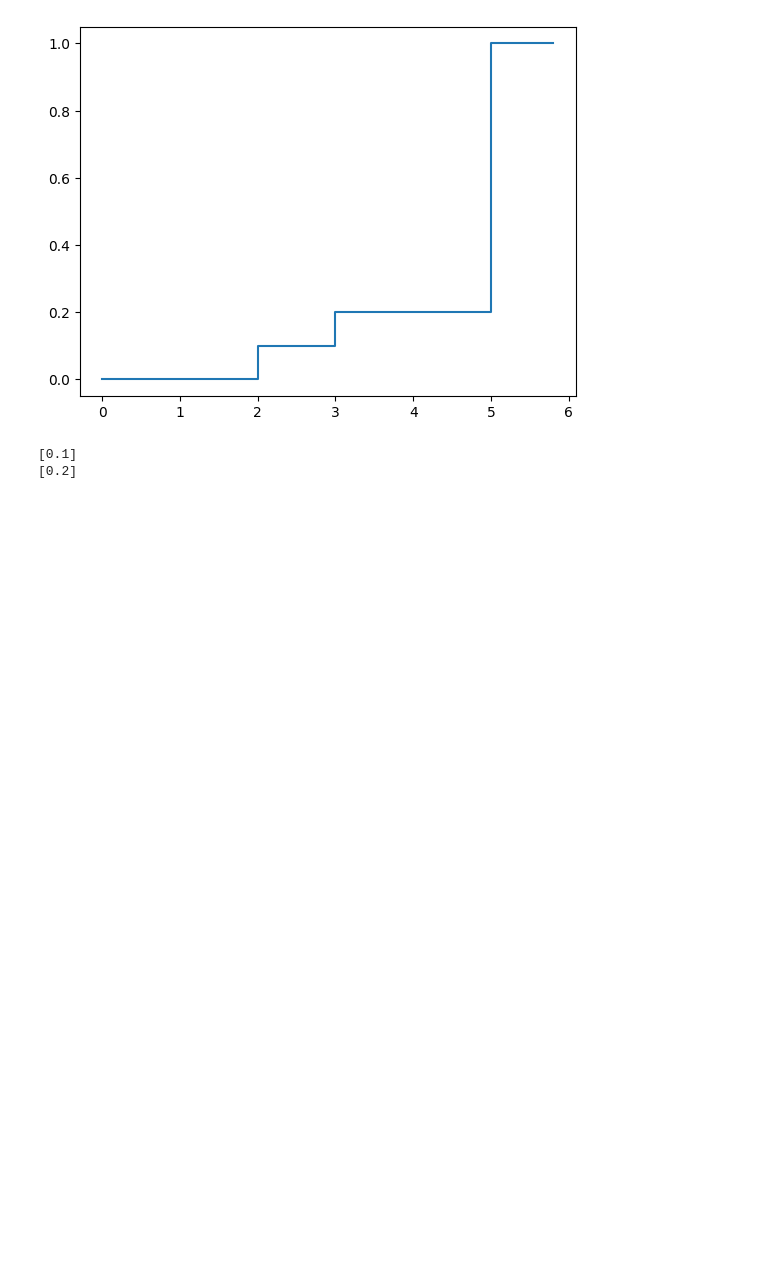
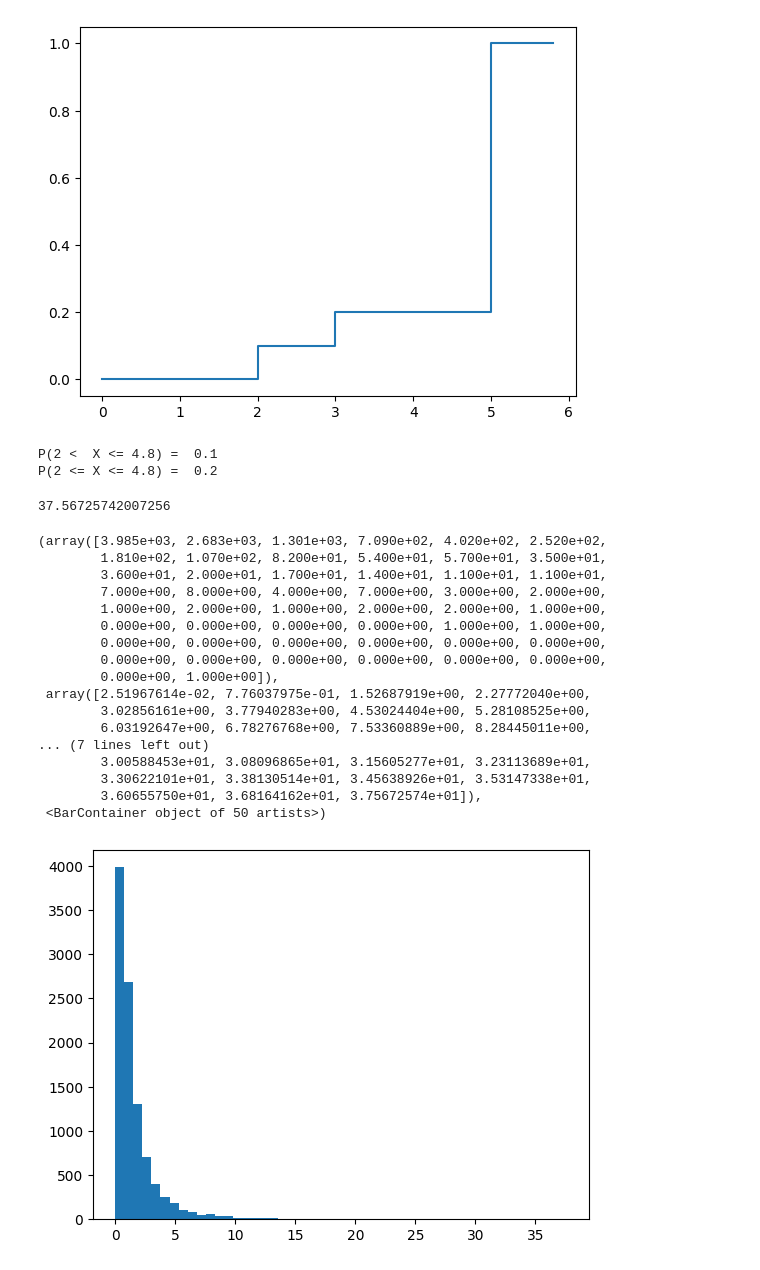
Before and after one commit to Daniel-Sinkin/Research-and-Development, a Jupyter notebook: Wasserman-Statistics/playground.ipynb, the cells around one changed output. Drawn from its saved outputs; the diff is of its cells as text; code cells hidden in the pictures; blank space fills up the shorter version.

```diff
--- a/Wasserman-Statistics/playground.ipynb
+++ b/Wasserman-Statistics/playground.ipynb
@@ -139,10 +139,40 @@ def Ex2_2(draw = True, save = False):
 
     right = np.where(abs(x - 4.8) < 0.1)[0]
     left = np.where(abs(x - 2) < 0.1)[0]
-    print("P(2 < X <= 4.8) = ", F[right] - F[left])
-    print("P(2 <= X <= 4.8) = ", (F[right] - F[left - 1])
+    print("P(2 <  X <= 4.8) = ", (F[right] - F[left])[0])
+    print("P(2 <= X <= 4.8) = ", (F[right] - F[left - 1])[0])
 
 Ex2_2(draw = False, save = False)
 # %% [output]
-[0.1]
-[0.2]
+P(2 <  X <= 4.8) =  0.1
+P(2 <= X <= 4.8) =  0.2
+# %%
+import numpy as np
+import matplotlib.pyplot as plt
+
+x = np.random.randn(10000)
+y = np.exp(x)
+
+print(np.max(y))
+
+plt.hist(y, bins = 50)
+# %% [output]
+37.56725742007256
+(array([3.985e+03, 2.683e+03, 1.301e+03, 7.090e+02, 4.020e+02, 2.520e+02,
+        1.810e+02, 1.070e+02, 8.200e+01, 5.400e+01, 5.700e+01, 3.500e+01,
+        3.600e+01, 2.000e+01, 1.700e+01, 1.400e+01, 1.100e+01, 1.100e+01,
+        7.000e+00, 8.000e+00, 4.000e+00, 7.000e+00, 3.000e+00, 2.000e+00,
+        1.000e+00, 2.000e+00, 1.000e+00, 2.000e+00, 2.000e+00, 1.000e+00,
+        0.000e+00, 0.000e+00, 0.000e+00, 0.000e+00, 1.000e+00, 1.000e+00,
+        0.000e+00, 0.000e+00, 0.000e+00, 0.000e+00, 0.000e+00, 0.000e+00,
+        0.000e+00, 0.000e+00, 0.000e+00, 0.000e+00, 0.000e+00, 0.000e+00,
+        0.000e+00, 1.000e+00]),
+ array([2.51967614e-02, 7.76037975e-01, 1.52687919e+00, 2.27772040e+00,
+        3.02856161e+00, 3.77940283e+00, 4.53024404e+00, 5.28108525e+00,
+        6.03192647e+00, 6.78276768e+00, 7.53360889e+00, 8.28445011e+00,
+... (7 lines left out)
+        3.00588453e+01, 3.08096865e+01, 3.15605277e+01, 3.23113689e+01,
+        3.30622101e+01, 3.38130514e+01, 3.45638926e+01, 3.53147338e+01,
+        3.60655750e+01, 3.68164162e+01, 3.75672574e+01]),
+ <BarContainer object of 50 artists>)
+[figure, added]
```
Also changed, not shown: parts of 3 cells of this notebook, 7 other files.
